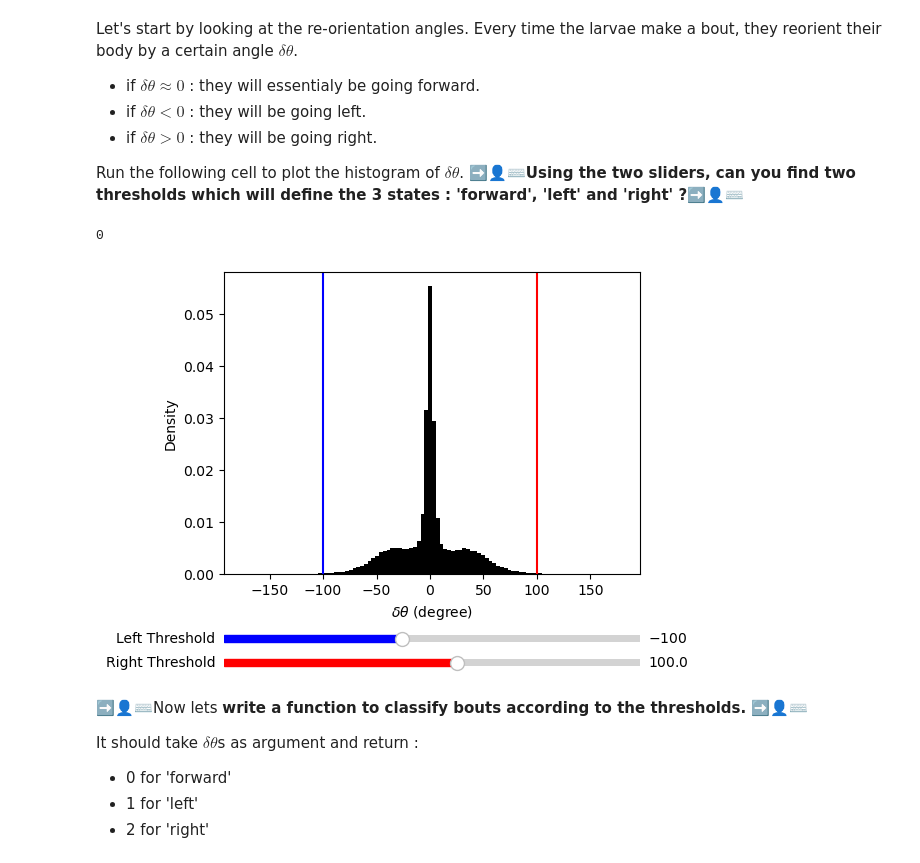
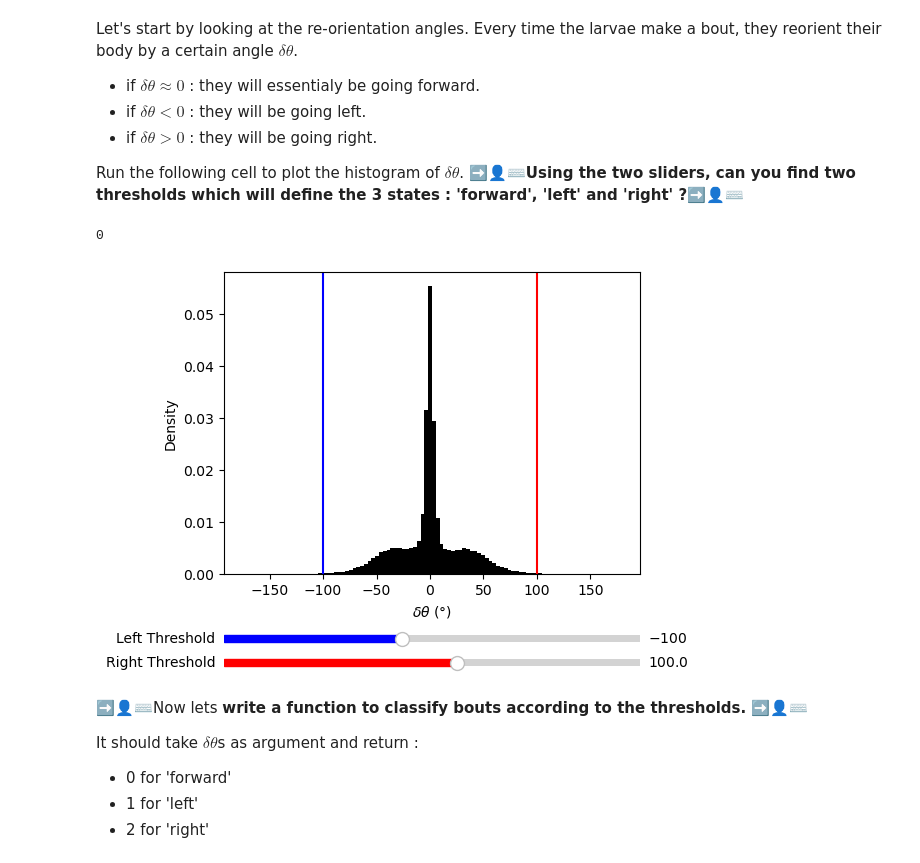
Before and after one commit to EmeEmu/IBIO-Banyuls2023-Python, a Jupyter notebook: corrections/day4_HMMs_correction.ipynb, the cells around one changed output. Cells and saved outputs as stored; diff of their text form; code cells hidden in the pictures.

```diff
--- a/corrections/day4_HMMs_correction.ipynb
+++ b/corrections/day4_HMMs_correction.ipynb
@@ -71,7 +74,7 @@ For each temperature, you have access to different datasets :
 
 Each of those datasets is 2D and structured `sequence x bout`. For example for 18°C, 532 trajectories were recorded, containing 642 bouts. ⚠️ However, not all 532 trajectories were imaged long enough to observe 642 bouts! Sometimes the fish get out of the field of view. So the 6 datasets mentioned above contain NaNs !! Be careful during this practical, and remember to deal with the NaNs appropriatly !
 # %%
-filename = "content/banyuls_data/behaviour_free_swimming.h5"
+filename = "../content/banyuls_data/behaviour_free_swimming.h5"
 file = h5py.File(filename, "r")
 h5tree_view(file)
 # %% [output]
@@ -149,40 +150,40 @@ fig, ax = plt.subplots()
 ax.hist(dthetas.ravel(), bins=100, color="k", density=True);
 left_line = ax.axvline(-100, color=cmap_states.colors[1])
 right_line = ax.axvline(+100, color=cmap_states.colors[2])
-ax.set_xlabel(r"$\delta \theta$ (degree)")
+ax.set_xlabel(r"$\delta \theta$ (°)")
 ax.set_ylabel("Density")
 
 fig.subplots_adjust(left=0.25, bottom=0.25)
 # Make a horizontal slider to control the frequency.
 axslidL = fig.add_axes([0.25, 0.1, 0.65, 0.03])
 left_slider = Slider(
     ax=axslidL,
     label='Left Threshold',
     valmin=np.nanmin(dthetas),
     valmax=0,
     valinit=-100,
     color=cmap_states.colors[1]
 )
 axslidR = fig.add_axes([0.25, 0.05, 0.65, 0.03])
 right_slider = Slider(
     ax=axslidR,
     label='Right Threshold',
     valmax=np.nanmax(dthetas),
     valmin=0,
     valinit=+100,
     color=cmap_states.colors[2]
 )
 
 def update(val):
     left_line.set_xdata([left_slider.val])
     right_line.set_xdata([right_slider.val])
     fig.canvas.draw_idle()
 
 left_slider.on_changed(update)
 right_slider.on_changed(update)
 # %% [output]
 0
-[figure, old version]
+[figure, new version]
 # %%
 # ➡️👤⌨️
 left, right = -10, +10 # the two thresholds you found
```
Also changed, not shown: parts of 23 cells of this notebook, 1 other file.
